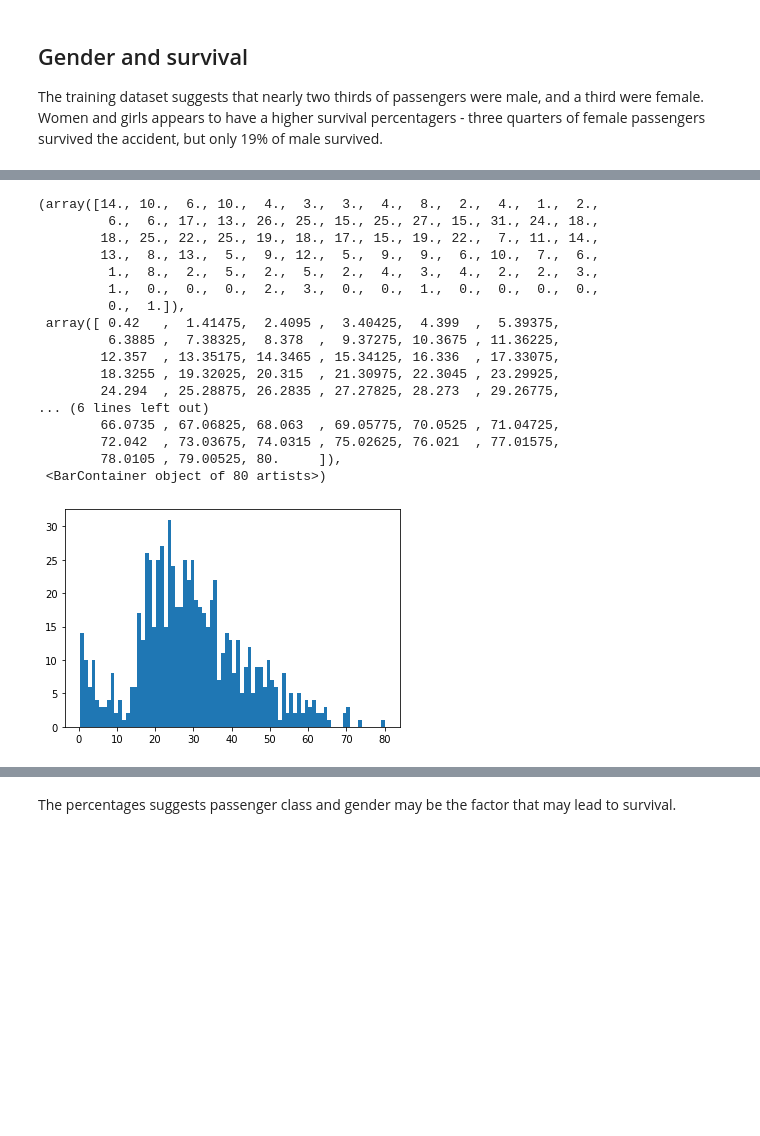
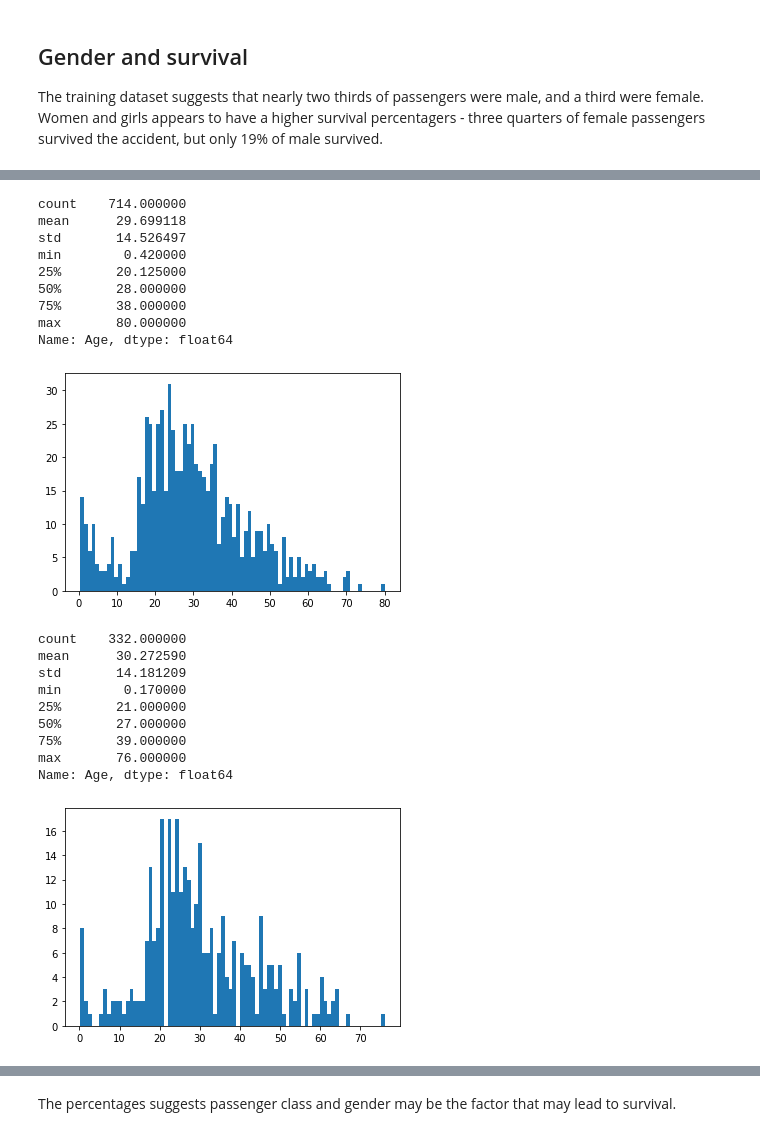
Before and after one commit to patRyserWelch8/KaggleTitanic, a Jupyter notebook: titanic.ipynb, the cells around one changed output, grey strips where cells are left out. Saved outputs shown, nothing was run; the diff lists cells and outputs as text; code cells hidden in the pictures; blank space fills up the shorter version.

```diff
--- a/titanic.ipynb
+++ b/titanic.ipynb
@@ -308,21 +283,28 @@ temp.unstack()
 # %%
 plt.hist(titanic_train.Age, bins = 80)
+titanic_train.Age.describe()
 # %% [output]
-(array([14., 10.,  6., 10.,  4.,  3.,  3.,  4.,  8.,  2.,  4.,  1.,  2.,
-         6.,  6., 17., 13., 26., 25., 15., 25., 27., 15., 31., 24., 18.,
-        18., 25., 22., 25., 19., 18., 17., 15., 19., 22.,  7., 11., 14.,
-        13.,  8., 13.,  5.,  9., 12.,  5.,  9.,  9.,  6., 10.,  7.,  6.,
-         1.,  8.,  2.,  5.,  2.,  5.,  2.,  4.,  3.,  4.,  2.,  2.,  3.,
-         1.,  0.,  0.,  0.,  2.,  3.,  0.,  0.,  1.,  0.,  0.,  0.,  0.,
-         0.,  1.]),
- array([ 0.42   ,  1.41475,  2.4095 ,  3.40425,  4.399  ,  5.39375,
-         6.3885 ,  7.38325,  8.378  ,  9.37275, 10.3675 , 11.36225,
-        12.357  , 13.35175, 14.3465 , 15.34125, 16.336  , 17.33075,
-        18.3255 , 19.32025, 20.315  , 21.30975, 22.3045 , 23.29925,
-        24.294  , 25.28875, 26.2835 , 27.27825, 28.273  , 29.26775,
-... (6 lines left out)
-        66.0735 , 67.06825, 68.063  , 69.05775, 70.0525 , 71.04725,
-        72.042  , 73.03675, 74.0315 , 75.02625, 76.021  , 77.01575,
-        78.0105 , 79.00525, 80.     ]),
- <BarContainer object of 80 artists>)
+count    714.000000
+mean      29.699118
+std       14.526497
+min        0.420000
+25%       20.125000
+50%       28.000000
+75%       38.000000
+max       80.000000
+Name: Age, dtype: float64
 [figure]
+# %%
+plt.hist(titanic_test.Age, bins = 80)
+titanic_test.Age.describe()
+# %% [output]
+count    332.000000
+mean      30.272590
+std       14.181209
+min        0.170000
+25%       21.000000
+50%       27.000000
+75%       39.000000
+max       76.000000
+Name: Age, dtype: float64
+[figure, added]
```
Also changed, not shown: parts of 12 cells of this notebook.
